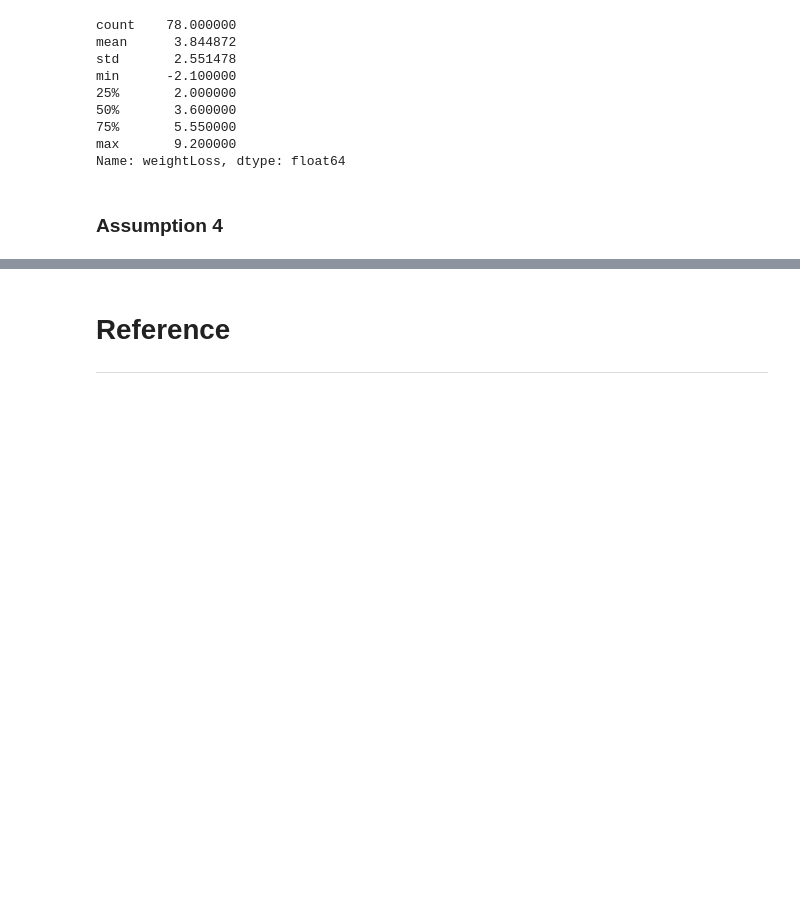
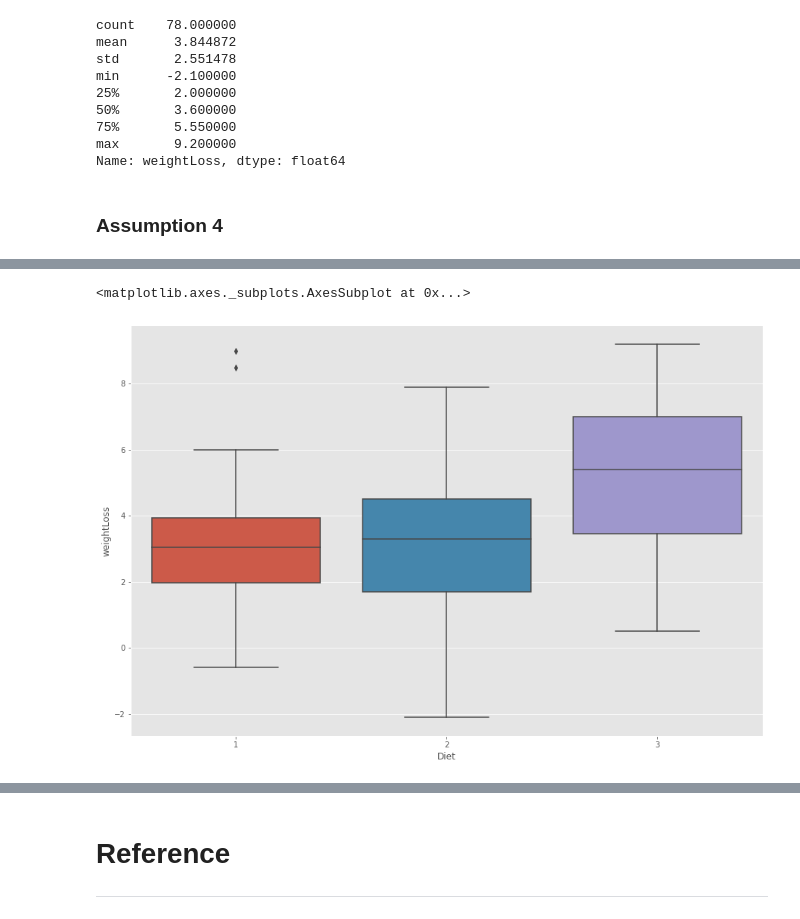
Before and after one commit to shaner1/Machine_Learning_-_Statistic, a Jupyter notebook: scipy-stats.ipynb, the cells around one changed output, grey strips where cells are left out. Cells and saved outputs as stored; diff of their text form; code cells hidden in the pictures; blank space fills up the shorter version.

```diff
--- a/scipy-stats.ipynb
+++ b/scipy-stats.ipynb
@@ -294,0 +332,6 @@ sns.boxplot()
+# %%
+# https://seaborn.pydata.org/generated/seaborn.boxplot.html
+sns.boxplot(y = dependent, x = independent)
+# %% [output]
+<matplotlib.axes._subplots.AxesSubplot at 0x...>
+[figure, added]
```
Also changed, not shown: parts of 11 cells of this notebook, 1 other file.
